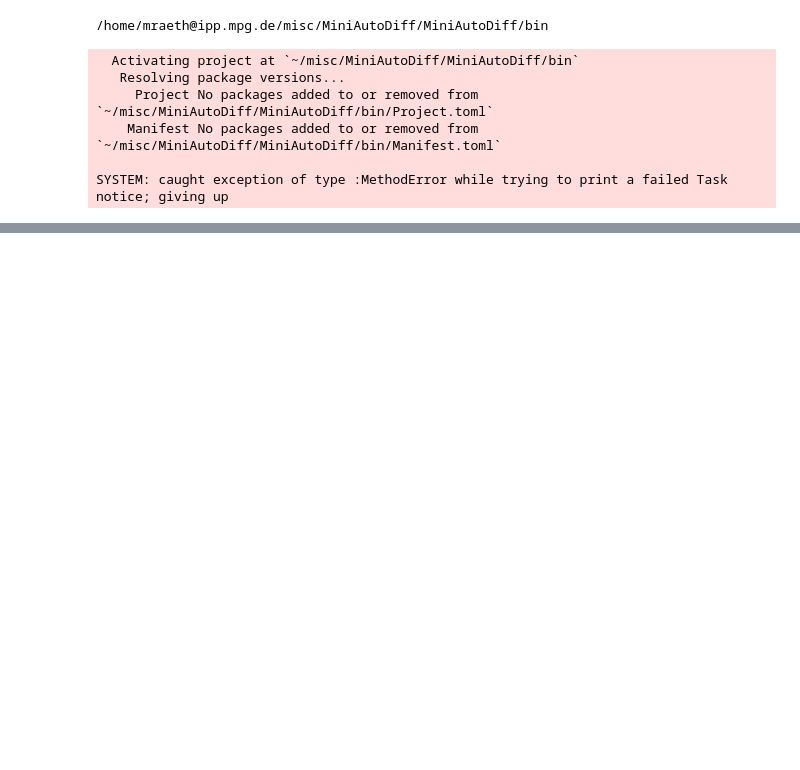
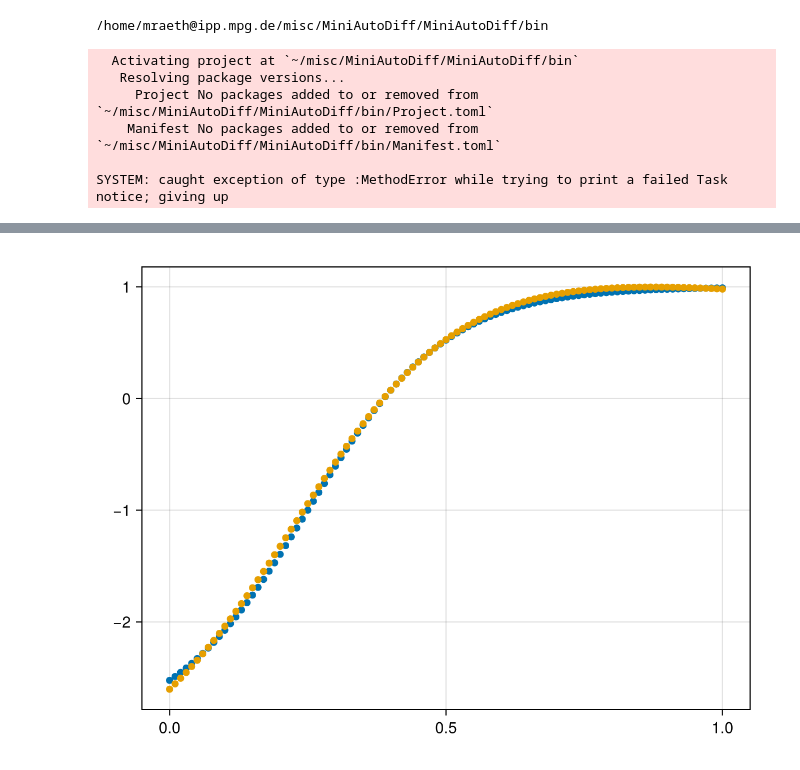
Before and after one commit to mraeth/MiniAutoDiff.jl, a Jupyter notebook: bin/test_notebook.ipynb, the cells around one changed output, grey strips where cells are left out. Cells and saved outputs as stored; diff of their text form; code cells hidden in the pictures; blank space fills up the shorter version.

```diff
--- a/bin/test_notebook.ipynb
+++ b/bin/test_notebook.ipynb
@@ -74,0 +101,44 @@ Float64(1)
+# %%
+function test(v::Vector{DT}) where DT
+    2*tanh(4*v[1]-1)-1
+end
+
+function loss(in::Vector{DT}, res::Vector{Variable{DT}}) where DT
+    sum((res .- test(in)).^2)
+end
+
+model = Model([Linear(1,10),Tanh(),Linear(10,1)])
+
+trackLoss = []
+
+for epoch in 1:3
+    x0 = rand(1000)
+
+    for x in x0
+        result = forward(model, [x])
+        lossRes = loss([x], result)
+
+        push!(trackLoss,lossRes)
+
+        MiniAutoDiff.diff(lossRes)
+
+        update(model, GradientDescent(0.1))
+    end
+end
+# %%
+
+xPlot = 0:0.01:1
+yTrue = map(x->test([x]), xPlot)
+
+yModel = map(x->forward(model,[x])[1].value,xPlot)
+
+
+fig = Figure()
+ax = Axis(fig[1,1])
+
+plot!(ax,xPlot,yTrue)
+plot!(ax,xPlot,yModel)
+
+fig
+# %% [output]
+[figure, added]
```
Also changed, not shown: parts of 9 cells of this notebook, 5 other files.
